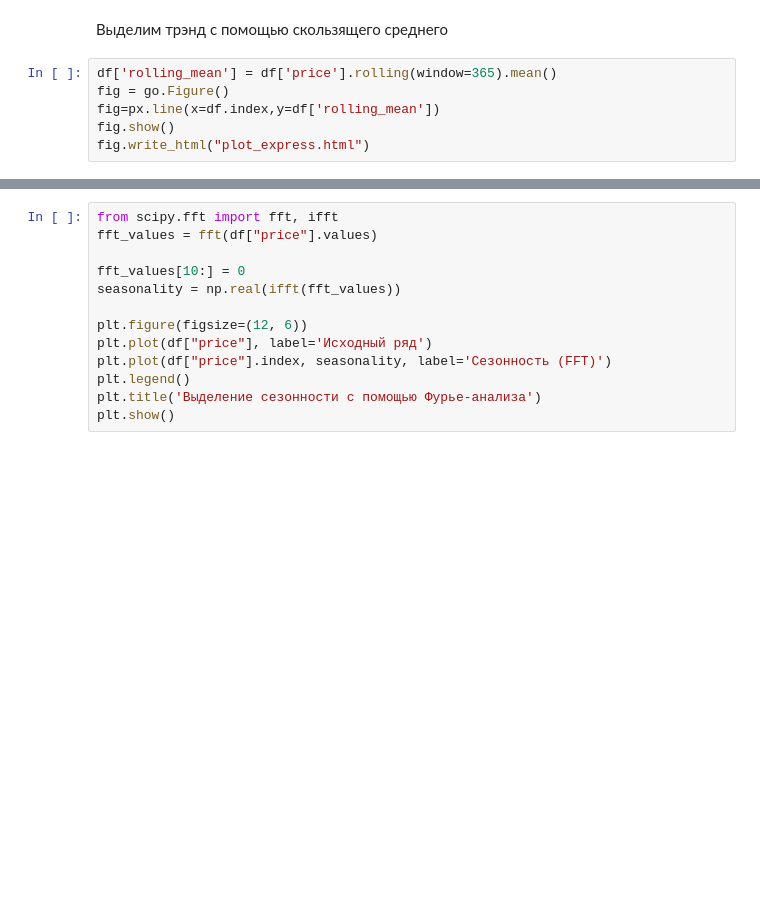
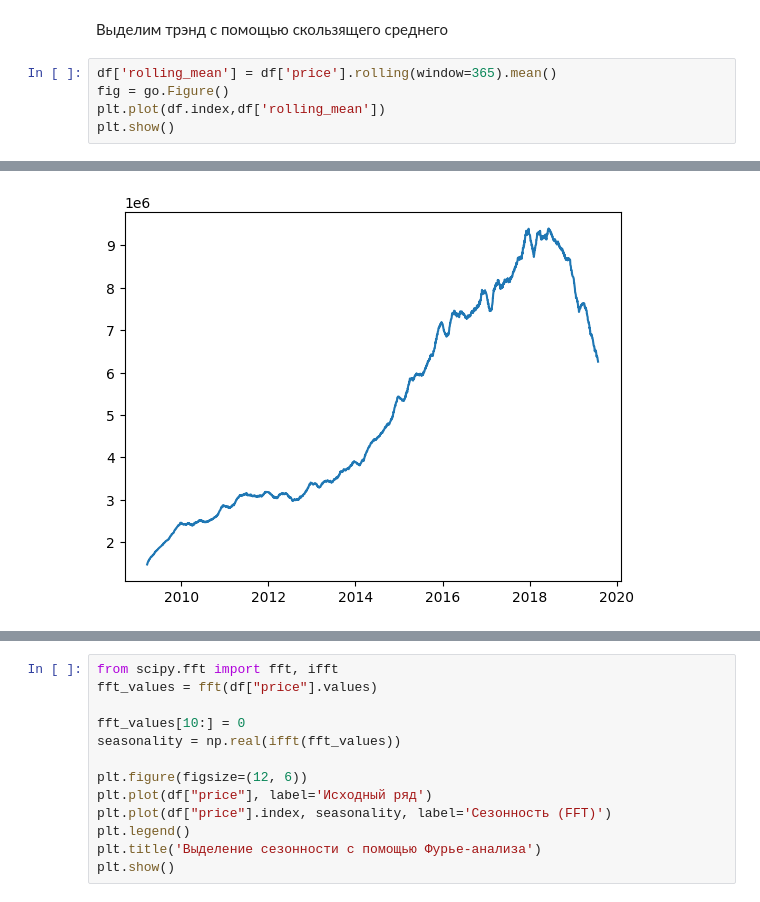
Before and after one commit to DmitriyShalashov/LSTM-House-sales, a Jupyter notebook: House_Sales_LSTM.ipynb, the cells around one changed output, grey strips where cells are left out. Drawn from its saved outputs; the diff is of its cells as text; blank space fills up the shorter version.

```diff
--- a/House_Sales_LSTM.ipynb
+++ b/House_Sales_LSTM.ipynb
@@ -98,7 +101,6 @@ fig.write_html("plot_express.html")
 # %%
 df['rolling_mean'] = df['price'].rolling(window=365).mean()
 fig = go.Figure()
-fig=px.line(x=df.index,y=df['rolling_mean'])
-fig.show()
-fig.write_html("plot_express.html")
+plt.plot(df.index,df['rolling_mean'])
+plt.show()
 # %% [output]
@@ -106,3 +107,4 @@ fig.write_html("plot_express.html")
+[figure, added]
 # %%
 plt.figure(figsize=(12, 6))
 plt.plot(df["price"], label='Исходный ряд')
```
Also changed, not shown: parts of 27 cells of this notebook.
